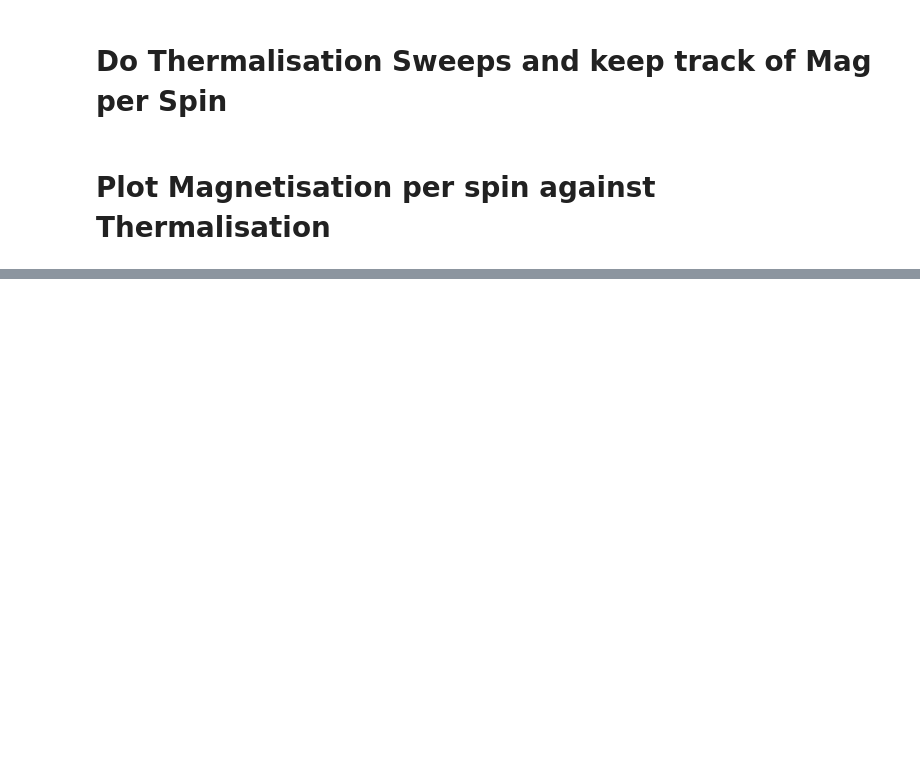
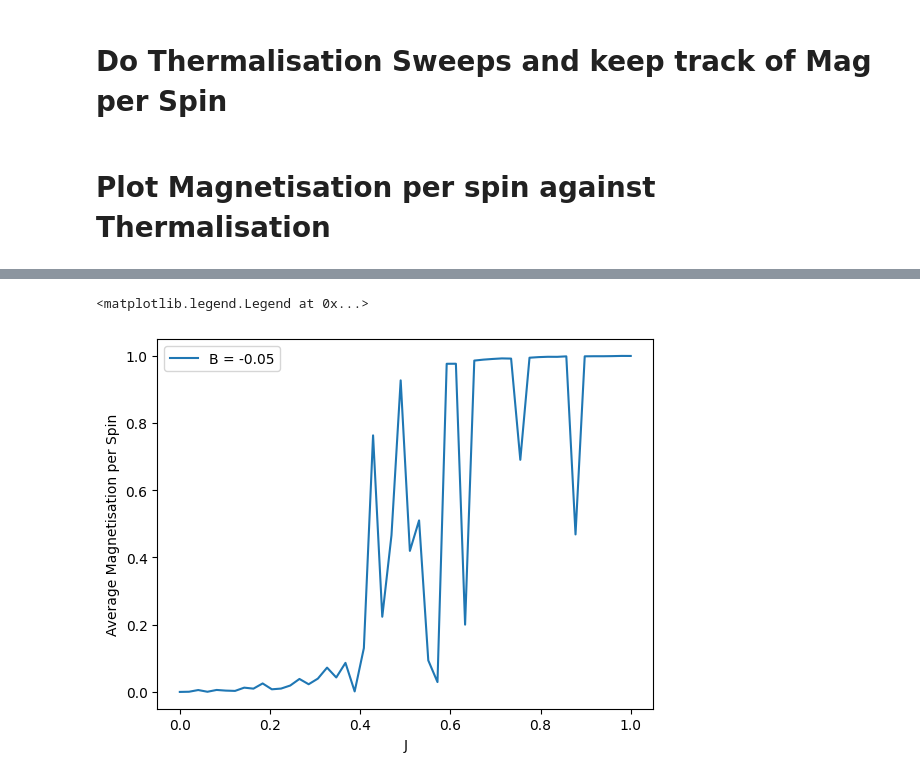
Before and after one commit to shmmh/ising, a Jupyter notebook: ising.ipynb, the cells around one changed output, grey strips where cells are left out. Saved outputs shown, nothing was run; the diff lists cells and outputs as text; code cells hidden in the pictures; blank space fills up the shorter version.

```diff
--- a/ising.ipynb
+++ b/ising.ipynb
@@ -49,0 +71,23 @@ interactive(children=(IntSlider(value=0, description='i', max=29), Output()), _d
+# %%
+j_vals = np.linspace(0,1,50)
+b_vals = np.linspace(0.09,1,10)
+avg_mags = []
+B = 0
+for j in j_vals:
+    ising = Ising(L,j,B, beta)
+    for i in range(num_therm):
+        ising.do_thermalisation_sweep()
+        mag_per_spin_arr[i] = ising.get_mag_per_spin()
+    rav = calculate_running_average(mag_per_spin_arr, 5)
+    fp = flatten_point(rav, threshold)
+    avg_mags.append(np.mean(mag_per_spin_arr[fp:]))
+    # print(j, np.mean(mag_per_spin_arr[fp:]))
+# %%
+ax, fig = plt.subplots()
+fig.plot(j_vals, np.abs(avg_mags), label='B = -0.05')
+fig.set_xlabel('J')
+fig.set_ylabel('Average Magnetisation per Spin')
+fig.legend()
+# %% [output]
+<matplotlib.legend.Legend at 0x...>
+[figure, added]
```
Also changed, not shown: parts of 4 cells of this notebook, 14 other files.
